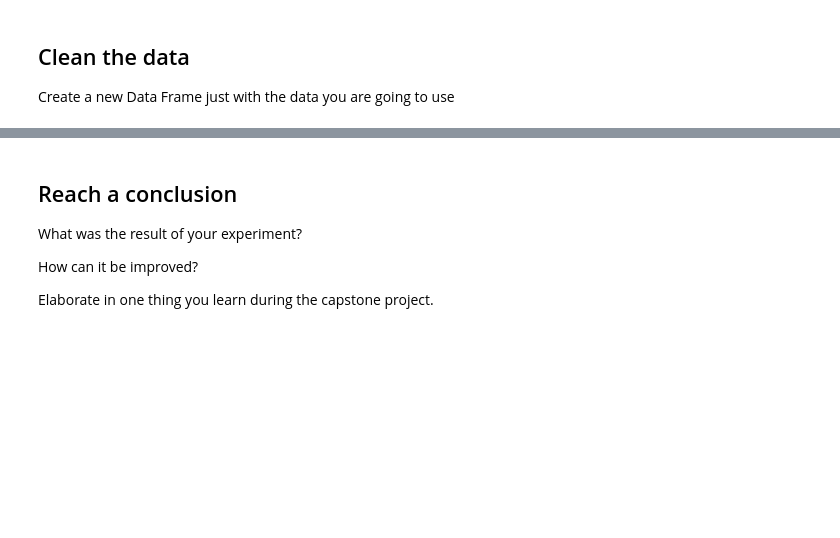
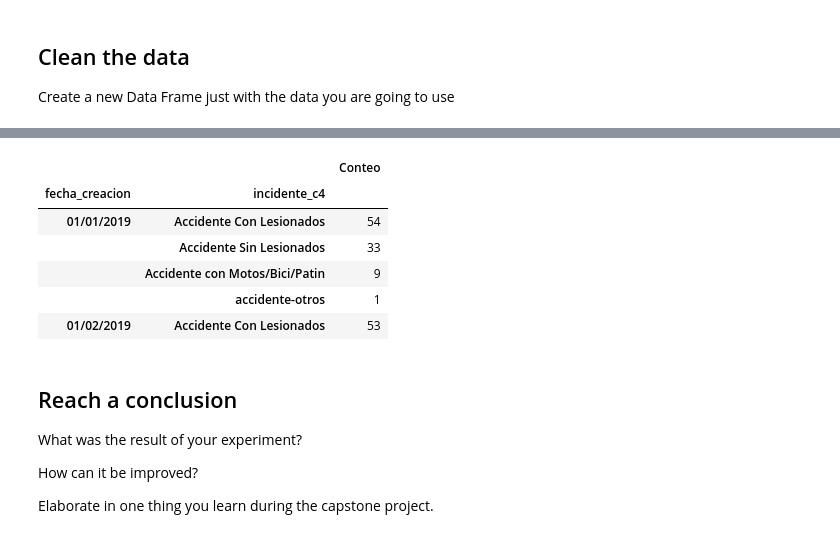
Before and after one commit to c7sanch/capstone-Carolina, a Jupyter notebook: capstone.ipynb, the cells around one changed output, grey strips where cells are left out. Saved outputs shown, nothing was run; the diff lists cells and outputs as text; code cells hidden in the pictures; blank space fills up the shorter version.

```diff
--- a/capstone.ipynb
+++ b/capstone.ipynb
@@ -130,3 +197,17 @@ Note: Be generous with your plots!
+# %%
+#showing accidents over the tiime
+df2 = delegacion.groupby(['fecha_creacion',"incidente_c4"])[['fecha_creacion']].count().rename(columns={"fecha_creacion":"Conteo"})
+#counter = delegacion[["fecha_creacion","mes"]].groupby("fecha_creacion").count().rename(columns={"mes":"Count"})
+df2.reset_index()
+df2.head()
+# %% [output]
+|  |  | Conteo |
+| fecha_creacion | incidente_c4 |  |
+| 01/01/2019 | Accidente Con Lesionados | 54 |
+|  | Accidente Sin Lesionados | 33 |
+|  | Accidente con Motos/Bici/Patin | 9 |
+|  | accidente-otros | 1 |
+| 01/02/2019 | Accidente Con Lesionados | 53 |
 # %% [markdown]
 ## Reach a conclusion
 
```
Also changed, not shown: parts of 7 cells of this notebook, 1 other file.
